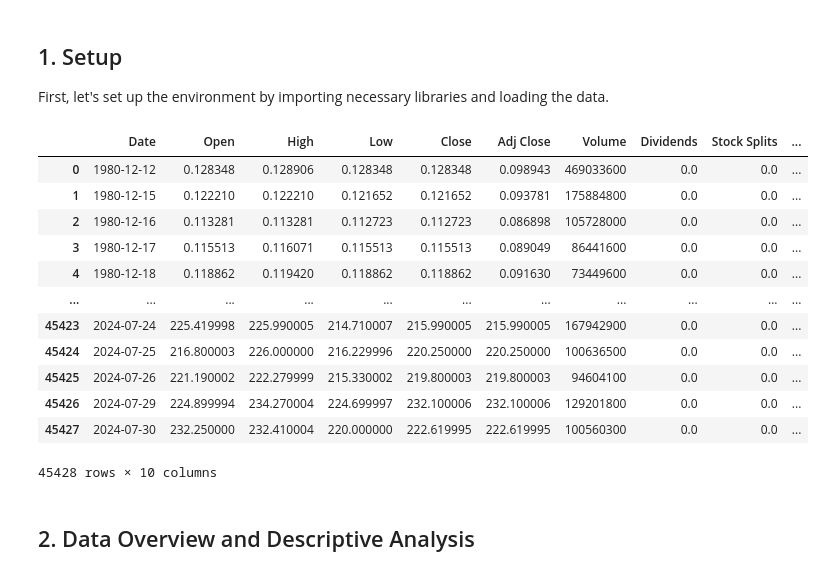
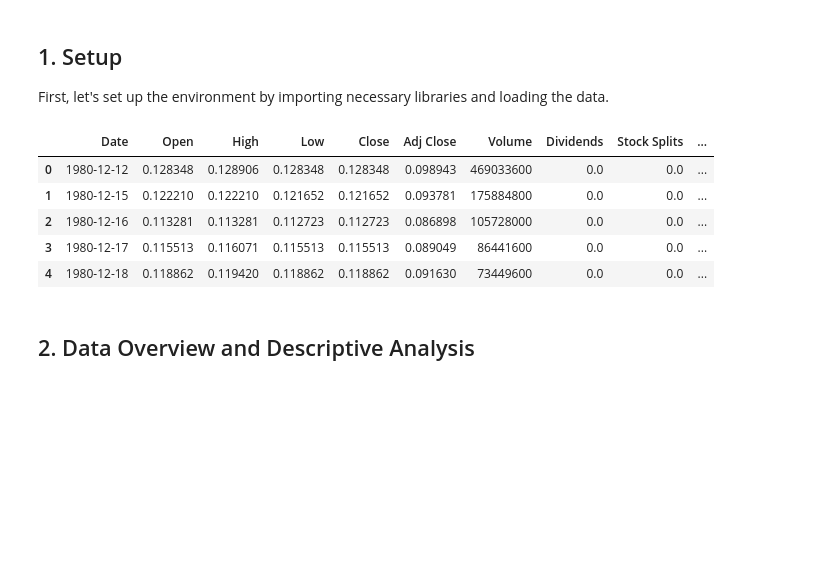
Before and after one commit to shewanek/week_1, a Jupyter notebook: notebooks/stock_EDA.ipynb, the cells around one changed output. Drawn from its saved outputs; the diff is of its cells as text; code cells hidden in the pictures; blank space fills up the shorter version.

```diff
--- a/notebooks/stock_EDA.ipynb
+++ b/notebooks/stock_EDA.ipynb
@@ -19,24 +19,18 @@ warnings.simplefilter(action='ignore', category=FutureWarning)
 # %%
 # Load the dataset
 data_path = '../data/yfinance_data'
 analysis = stockeda(data_path)
 
 # Load the data
-analysis.load_data()
+data = analysis.load_data()
+data.head()
 # %% [output]
 |  | Date | Open | High | Low | Close | Adj Close | Volume | Dividends | Stock Splits | ... |
 | 0 | 1980-12-12 | 0.128348 | 0.128906 | 0.128348 | 0.128348 | 0.098943 | 469033600 | 0.0 | 0.0 | ... |
 | 1 | 1980-12-15 | 0.122210 | 0.122210 | 0.121652 | 0.121652 | 0.093781 | 175884800 | 0.0 | 0.0 | ... |
 | 2 | 1980-12-16 | 0.113281 | 0.113281 | 0.112723 | 0.112723 | 0.086898 | 105728000 | 0.0 | 0.0 | ... |
 | 3 | 1980-12-17 | 0.115513 | 0.116071 | 0.115513 | 0.115513 | 0.089049 | 86441600 | 0.0 | 0.0 | ... |
 | 4 | 1980-12-18 | 0.118862 | 0.119420 | 0.118862 | 0.118862 | 0.091630 | 73449600 | 0.0 | 0.0 | ... |
-| ... | ... | ... | ... | ... | ... | ... | ... | ... | ... | ... |
-| 45423 | 2024-07-24 | 225.419998 | 225.990005 | 214.710007 | 215.990005 | 215.990005 | 167942900 | 0.0 | 0.0 | ... |
-| 45424 | 2024-07-25 | 216.800003 | 226.000000 | 216.229996 | 220.250000 | 220.250000 | 100636500 | 0.0 | 0.0 | ... |
-| 45425 | 2024-07-26 | 221.190002 | 222.279999 | 215.330002 | 219.800003 | 219.800003 | 94604100 | 0.0 | 0.0 | ... |
-| 45426 | 2024-07-29 | 224.899994 | 234.270004 | 224.699997 | 232.100006 | 232.100006 | 129201800 | 0.0 | 0.0 | ... |
-| 45427 | 2024-07-30 | 232.250000 | 232.410004 | 220.000000 | 222.619995 | 222.619995 | 100560300 | 0.0 | 0.0 | ... |
-45428 rows × 10 columns
 # %% [markdown]
 ## 2. Data Overview and Descriptive Analysis
 # %%
```
Also changed, not shown: parts of 7 cells of this notebook, 2 other files.
